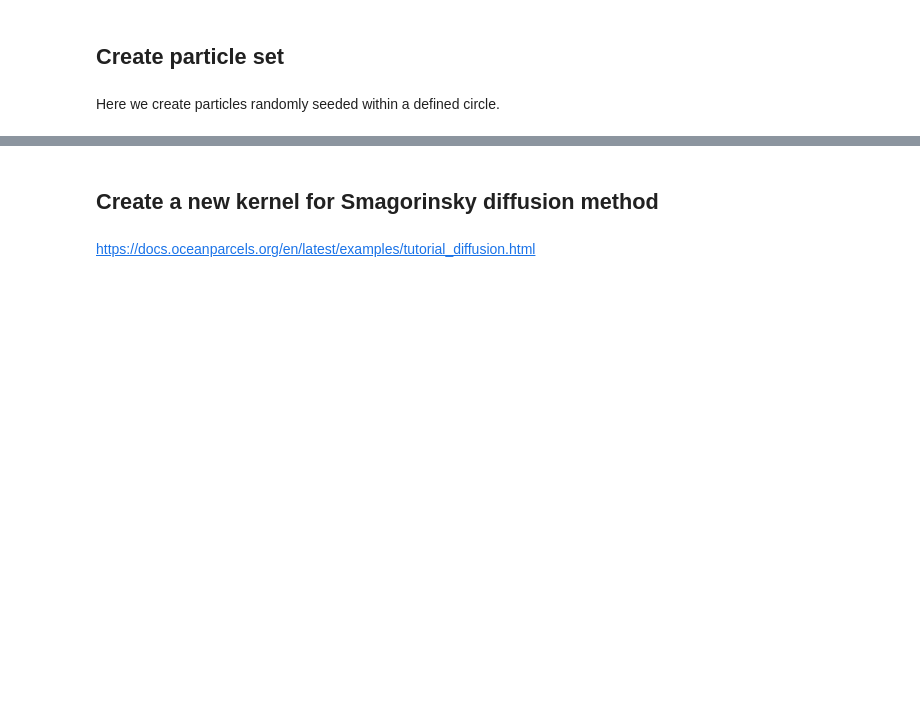
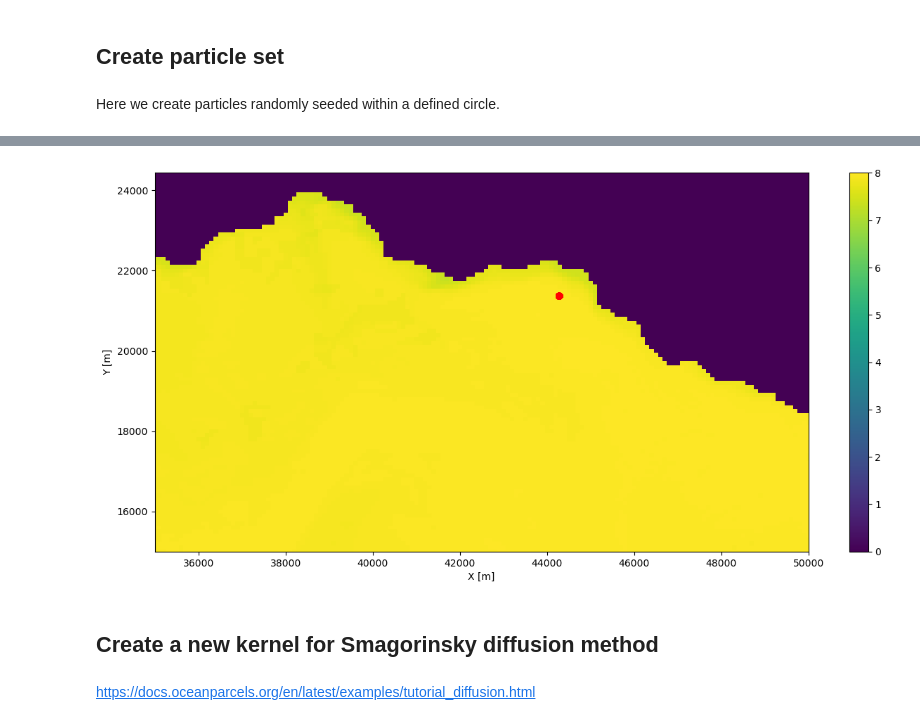
Before and after one commit to leroquan/parcels_toolbox, a Jupyter notebook: run_parcels_with_diffusion.ipynb, the cells around one changed output, grey strips where cells are left out. Saved outputs shown, nothing was run; the diff lists cells and outputs as text; code cells hidden in the pictures; blank space fills up the shorter version.

```diff
--- a/run_parcels_with_diffusion.ipynb
+++ b/run_parcels_with_diffusion.ipynb
@@ -14,30 +14,34 @@ import pandas as pd
 # %%
 mitgcm_results_path_arr = ['/storage/alplakes_test/ARTFUL_project/01_2023-09-12/geneva_artful_01.nc',
                            '/storage/alplakes_test/ARTFUL_project/02_2023-11-08/geneva_artful_02.nc',
-                           '/storage/alplakes_test/ARTFUL_project/03_2024-05-01/geneva_artful_03.nc']
+                           '/storage/alplakes_test/ARTFUL_project/03_2024-05-01/geneva_artful_03.nc',
+                           '/storage/alplakes_test/geneva_madeline_forecast/crop_results/geneva_100m_2026_forecast.nc']
 
-date_end_seeding_arr = [np.datetime64('2023-09-12 12:00:00'),
-                        np.datetime64('2023-11-08 11:00:00'),
-                        np.datetime64('2024-05-01 12:00:00')]
+date_end_seeding_arr = [np.datetime64('2023-09-12 12:00:00'), #UTC
+                        np.datetime64('2023-11-08 11:00:00'), #UTC
+                        np.datetime64('2024-05-01 12:00:00'), #UTC
+                        np.datetime64('2026-01-27 09:00:00')] #local
 
 depth_arr = [(24,26),
              (1,26),
-             (1,3)]
+             (1,3),
+             (0.5,2)]
 
-suffix_output = 'diff_2Cs_mixed'
+suffix_output = 'jan2026_forecast_r50m'
 output_file_path_arr = [f"02_output/artful_01_{suffix_output}.zarr",
                         f"02_output/artful_02_{suffix_output}.zarr",
-                        f"02_output/artful_03_{suffix_output}.zarr"]
+                        f"02_output/artful_03_{suffix_output}.zarr",
+                        f"02_output/{suffix_output}.zarr"]
 # %% [markdown]
 ### Parameters
 # %%
-i_scenario = 0
+i_scenario = 3
 mitgcm_results_path = mitgcm_results_path_arr[i_scenario]
 date_end_seeding = date_end_seeding_arr[i_scenario]
 
 output_file_path = output_file_path_arr[i_scenario]
 
-period_seeding = np.timedelta64(10, 'D')
+period_seeding = np.timedelta64(0, 'D')
 freq_seeding = np.timedelta64(1, 'h')
 
 date_start_seeding = date_end_seeding - period_seeding
@@ -109,7 +135,7 @@ def RandomPointInCircle(R,xc,yc):
 def RandomPointInRectangle(xmin, xmax, ymin, ymax):
     return xmin+(xmax-xmin)*random.random(), ymin+(ymax-ymin)*random.random()
 # %%
-n_part = int(n_part_per_seeding * period_seeding / freq_seeding) # total number of particles at the end
+n_part = int(n_part_per_seeding * (1 + (period_seeding / freq_seeding))) # total number of particles at the end
 print('Total number of particles: ' + str(n_part))
 print('Date ref: ' + str(date_ref))
 print('Date start seeding: ' + str(date_start_seeding))
@@ -122,7 +148,7 @@ xi_particles = x_c*np.ones(n_part)
 yi_particles = y_c*np.ones(n_part)
 
 timei_particles = np.zeros(n_part)
-for i in range(int(period_seeding / freq_seeding)):
+for i in range(0,int(1+period_seeding / freq_seeding)):
     seeding_date = date_start_seeding + i * freq_seeding
     timei_particles[i * n_part_per_seeding : (i+1) * n_part_per_seeding] = (seeding_date - date_ref)/ np.timedelta64(1, 's')
 
@@ -142,14 +175,16 @@ pset = parcels.ParticleSet.from_list(
 # %%
 plt.figure(figsize=(15,7))
 plt.pcolormesh(fieldset.U.grid.lon, fieldset.U.grid.lat, xr_mitgcm['THETA'].isel(Z=0, time= -1).values)
 plt.xlabel("X [m]")
 plt.ylabel("Y [m]")
 plt.colorbar()
 
 plt.scatter(pset.lon[0:n_part_per_seeding], pset.lat[0:n_part_per_seeding], s=3, c='r')
-#plt.xlim(left=35000, right=50000)
-#plt.ylim(bottom=15000)
+plt.xlim(left=35000, right=50000)
+plt.ylim(bottom=15000)
 plt.show()
+# %% [output]
+[figure, added]
 # %% [markdown]
 ## Create a new kernel for Smagorinsky diffusion method
 # %% [markdown]
```
Also changed, not shown: parts of 7 cells of this notebook, 4 other files.
